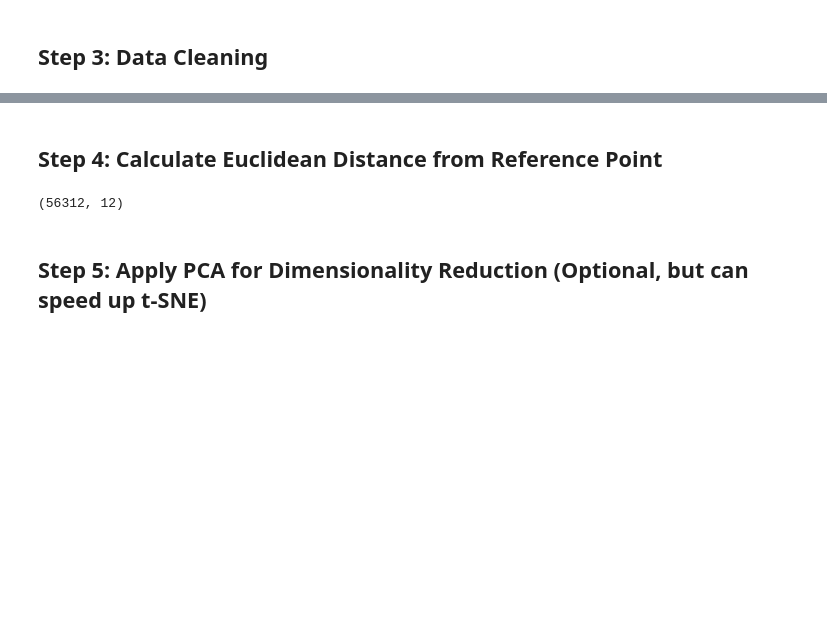
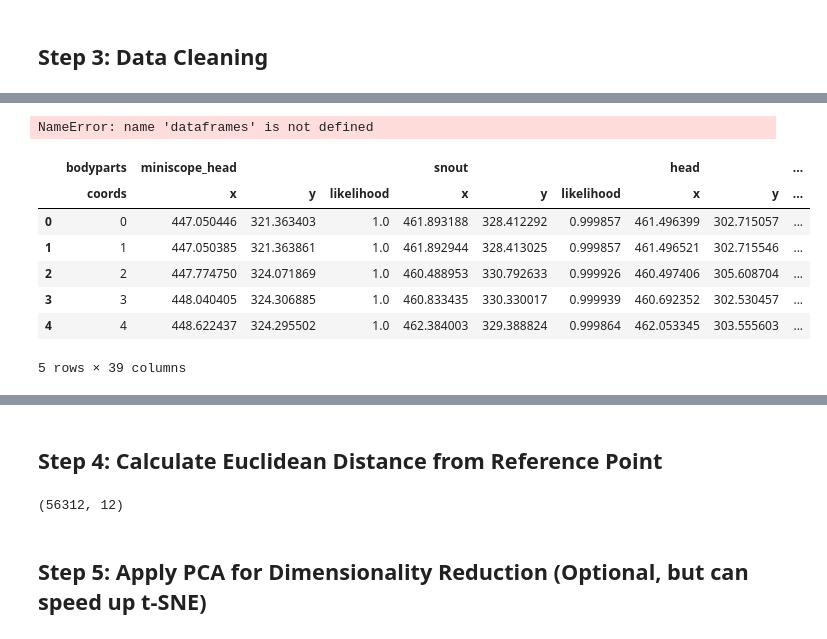
Before and after one commit to MagM00/nevian_lab, a Jupyter notebook: video_processing/DLC analysis.ipynb, the cells around one changed output, grey strips where cells are left out. Saved outputs shown, nothing was run; the diff lists cells and outputs as text; code cells hidden in the pictures; blank space fills up the shorter version.

```diff
--- a/video_processing/DLC analysis.ipynb
+++ b/video_processing/DLC analysis.ipynb
@@ -34,0 +90,42 @@ pfa_dataframes = [clean_data(df) for df in pfa_dataframes]
+# %%
+for df, file_name in zip(dataframes, data_files):
+    # Get the start frame for the current file
+    start_frame = frame_info_df_manual[frame_info_df_manual['Filename'] == file_name]['Start'].values[0]
+
+    # Crop the dataframe
+    cropped_df = df.iloc[start_frame : start_frame + 54000]
+
+    # Replace the original dataframe with the cropped version
+    dataframes[dataframes.index(df)] = cropped_df
+# %% [output]
+NameError: name 'dataframes' is not defined
+# %%
+# List of specified body parts
+body_parts = ['head', 'leftEar', 'rightEar', 'centerofMass', 'leftHip', 'rightHip', 'tailRoot']
+
+def compute_center_coordinates(df):
+    # Extracting x and y coordinates for the specified body parts
+    x_coords = df.loc[:, pd.IndexSlice[body_parts, 'x']]
+    y_coords = df.loc[:, pd.IndexSlice[body_parts, 'y']]
+
+    # Computing average x and y coordinates across the body parts for each frame
+    df['center_x'] = x_coords.mean(axis=1)
+    df['center_y'] = y_coords.mean(axis=1)
+
+    return df
+
+# Applying the function to all dataframes in both conditions
+saline_dataframes = [compute_center_coordinates(df) for df in saline_dataframes]
+pfa_dataframes = [compute_center_coordinates(df) for df in pfa_dataframes]
+
+# Checking the first few rows of the first dataframe in the saline condition to verify the new columns
+saline_dataframes[0].head()
+# %% [output]
+|  | bodyparts | miniscope_head |  |  | snout |  |  | head |  | ... |
+|  | coords | x | y | likelihood | x | y | likelihood | x | y | ... |
+| 0 | 0 | 447.050446 | 321.363403 | 1.0 | 461.893188 | 328.412292 | 0.999857 | 461.496399 | 302.715057 | ... |
+| 1 | 1 | 447.050385 | 321.363861 | 1.0 | 461.892944 | 328.413025 | 0.999857 | 461.496521 | 302.715546 | ... |
+| 2 | 2 | 447.774750 | 324.071869 | 1.0 | 460.488953 | 330.792633 | 0.999926 | 460.497406 | 305.608704 | ... |
+| 3 | 3 | 448.040405 | 324.306885 | 1.0 | 460.833435 | 330.330017 | 0.999939 | 460.692352 | 302.530457 | ... |
+| 4 | 4 | 448.622437 | 324.295502 | 1.0 | 462.384003 | 329.388824 | 0.999864 | 462.053345 | 303.555603 | ... |
+5 rows × 39 columns
```
Also changed, not shown: parts of 5 cells of this notebook.
